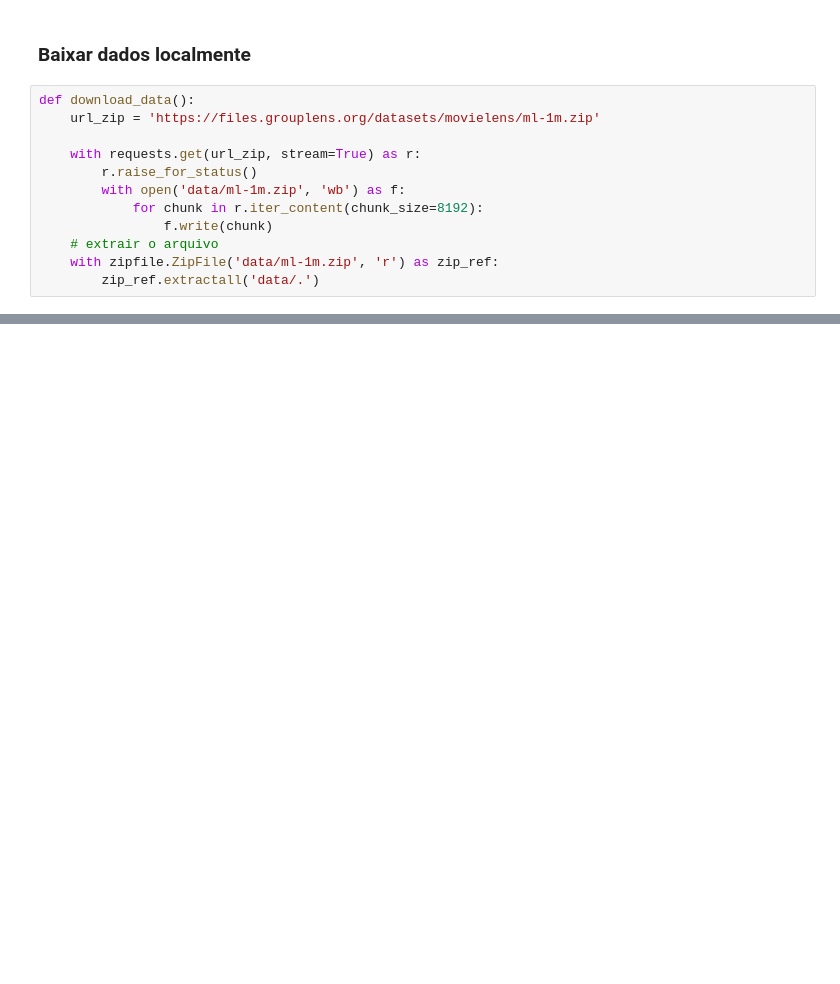
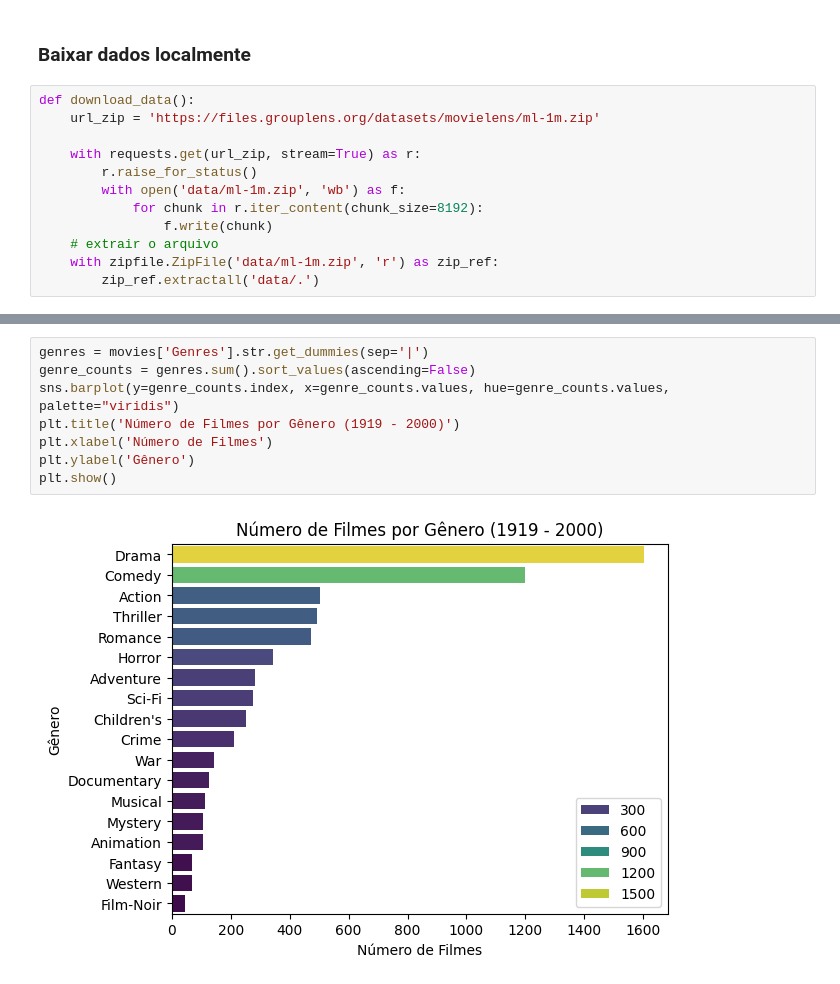
Before and after one commit to casalecchi/data-mining, a Jupyter notebook: movie.ipynb, the cells around one changed output, grey strips where cells are left out. Cells and saved outputs as stored; diff of their text form; blank space fills up the shorter version.

```diff
--- a/movie.ipynb
+++ b/movie.ipynb
@@ -30,0 +124,10 @@ movies = pd.read_csv(movies_file, sep='::', header=None, names=movies_columns, e
+# %%
+genres = movies['Genres'].str.get_dummies(sep='|')
+genre_counts = genres.sum().sort_values(ascending=False)
+sns.barplot(y=genre_counts.index, x=genre_counts.values, hue=genre_counts.values, palette="viridis")
+plt.title('Número de Filmes por Gênero (1919 - 2000)')
+plt.xlabel('Número de Filmes')
+plt.ylabel('Gênero')
+plt.show()
+# %% [output]
+[figure, added]
```
Also changed, not shown: parts of 20 cells of this notebook.
